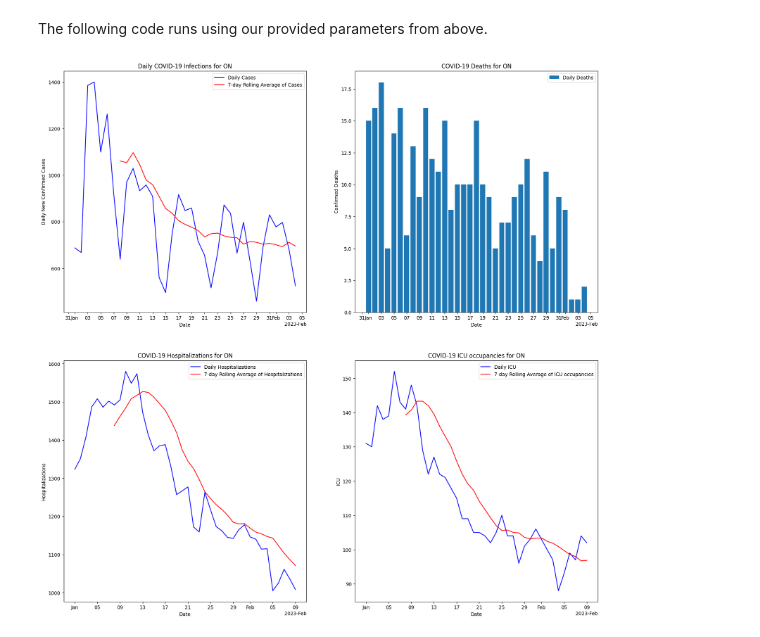
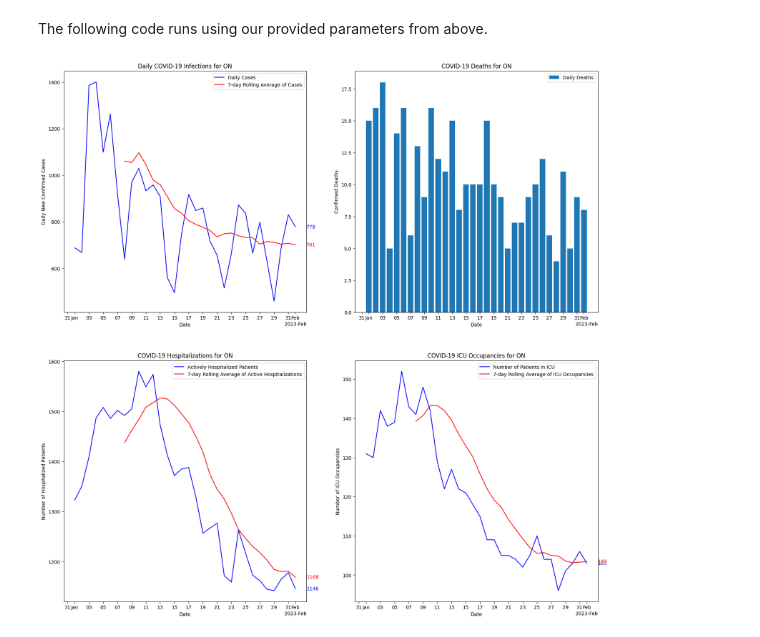
Before and after one commit to wattyven/OpenCovidCA-Dashboard, a Jupyter notebook: Covid 19 dashboard.ipynb, the cells around one changed output. Drawn from its saved outputs; the diff is of its cells as text; code cells hidden in the pictures.

Commit message:
Axes labels, additional markdown block

```diff
--- a/Covid 19 dashboard.ipynb
+++ b/Covid 19 dashboard.ipynb
@@ -20,7 +20,7 @@ geographic_data_level = 'pt'
 start_date = '2023-01-01'
 # This is the first day that you want to see data for. Nothing before this date will be shown.
 
-end_date = '2023-02-15'
+end_date = '2023-02-01'
 # This is the final day that you want to see data for. Nothing after this date will be shown.
 # %% [markdown]
 The final parameter is our location ID. This is either a two letter province or territory abbreviation, or a three or four digit health region code. Please note that hospitalization data is only provided for data at or above the provincial level. In the event that data is only requested for a specific health region, only case and death data are available. This is a limit of the OpenCOVID API, which this notebook uses.
@@ -97,8 +97,12 @@ format_date_axis(ax1)
 ax1.plot(case_dates, n_cases, c ='b', label='Daily Cases')  # Plot some data on the axes.
 ax1.plot(cases_dates_rolling, cases_rolling, c='r', label='7-day Rolling Average of Cases')
 ax1.set_xlabel('Date')  # Add an x-label to the axes.
-ax1.set_ylabel('Daily New Confirmed Cases')  # Add a y-label to the axes.
+ax1.set_ylabel('Daily Newly Confirmed Cases')  # Add a y-label to the axes.
 ax1.set_title(f'Daily COVID-19 Infections for {location_ID}')  # Add a title to the axes.
+ax1.annotate(f'{n_cases[-1]}', xy=(1,n_cases[-1]), xycoords=('axes fraction', 'data'),
+                        ha='left', va='center', color='b')
+ax1.annotate(f'{int(cases_rolling[-1])}', xy=(1,cases_rolling[-1]), xycoords=('axes fraction', 'data'),
+                        ha='left', va='center', color='r')
 ax1.legend()
 
 # death data
@@ -110,8 +114,8 @@ format_date_axis(ax2)
 # or provinces that might not update this value daily. it works well for line charts, though, and works well enough for provinces that DO update
 # daily, so we'll keep it for now. it's likely to get an update in the future.
 ax2.set_xlabel('Date')  # Add an x-label to the axes.
-ax2.set_ylabel('Confirmed Deaths')  # Add a y-label to the axes.
-ax2.set_title(f'COVID-19 Deaths for {location_ID}')
+ax2.set_ylabel('Newly Confirmed Deaths')  # Add a y-label to the axes.
+ax2.set_title(f'COVID-19 Deaths per Day for {location_ID}')
 ax2.legend()
 
 # if we're looking at the provincial level or higher, we can include graphs for additional data as well.
@@ -120,40 +124,48 @@ if geographic_data_level != 'hr':
     # hospitalization data
     hosp_dates, n_hosp, hosp_dates_rolling, hosp_rolling = subquery_data('hospitalizations', result_data, 'value')
     # plot hospitalizations as a line graph using matplotlib
-    ax3.plot(hosp_dates, n_hosp, c ='b', label='Daily Hospitalizations')  # Plot some data on the axes.
-    ax3.plot(hosp_dates_rolling, hosp_rolling, c='r', label='7-day Rolling Average of Hospitalizations')
+    ax3.plot(hosp_dates, n_hosp, c ='b', label='Actively Hospitalized Patients')  # Plot some data on the axes.
+    ax3.plot(hosp_dates_rolling, hosp_rolling, c='r', label='7-day Rolling Average of Active Hospitalizations')
     format_date_axis(ax3)
     ax3.set_xlabel('Date')  # Add an x-label to the axes.
-    ax3.set_ylabel('Hospitalizations')  # Add a y-label to the axes.
+    ax3.set_ylabel('Number of Hospitalized Patients')  # Add a y-label to the axes.
     ax3.set_title(f'COVID-19 Hospitalizations for {location_ID}')  # Add a title to the axes.
+    ax3.annotate(f'{n_hosp[-1]}', xy=(1,n_hosp[-1]), xycoords=('axes fraction', 'data'),
+                        ha='left', va='center', color='b')
+    ax3.annotate(f'{int(hosp_rolling[-1])}', xy=(1,hosp_rolling[-1]), xycoords=('axes fraction', 'data'),
+                        ha='left', va='center', color='r')
     ax3.legend()
 
     # ICU data
     icu_dates, n_icu, icu_dates_rolling, icu_rolling = subquery_data('icu', result_data, 'value')
     # plot ICU as a line graph using matplotlib
-    ax4.plot(icu_dates, n_icu, c ='b', label='Daily ICU')  # Plot some data on the axes.
-    ax4.plot(icu_dates_rolling, icu_rolling, c='r', label='7-day Rolling Average of ICU occupancies')
+    ax4.plot(icu_dates, n_icu, c ='b', label='Number of Patients in ICU')  # Plot some data on the axes.
+    ax4.plot(icu_dates_rolling, icu_rolling, c='r', label='7-day Rolling Average of ICU Occupancies')
     format_date_axis(ax4)
     ax4.set_xlabel('Date')  # Add an x-label to the axes.
-    ax4.set_ylabel('ICU')  # Add a y-label to the axes.
-    ax4.set_title(f'COVID-19 ICU occupancies for {location_ID}')  # Add a title to the axes.
+    ax4.set_ylabel('Number of Patients in ICU')  # Add a y-label to the axes.
+    ax4.set_title(f'COVID-19 ICU Occupancies for {location_ID}')  # Add a title to the axes.
+    ax4.annotate(f'{n_icu[-1]}', xy=(1,n_icu[-1]), xycoords=('axes fraction', 'data'),
+                        ha='left', va='center', color='b')
+    ax4.annotate(f'{int(icu_rolling[-1])}', xy=(1,icu_rolling[-1]), xycoords=('axes fraction', 'data'),
+                        ha='left', va='center', color='r')
     ax4.legend()
 
     # vaccine coverage data
     # this code works perfectly fine, but it's been removed for now due to the fact that vaccine coverage is only updated once per month.
     '''colors = ['b', 'y', 'g', 'r']
     for i in range(1,5):
         vax_dates, n_vax, vax_dates_rolling, vax_rolling = subquery_data(f'vaccine_coverage_dose_{i}', result_data, 'value')
         # plot vaccine coverage as line graphs using matplotlib
         ax5.plot(vax_dates, n_vax, c = colors[i-1], label=f'Dose {i}')
         ax5.annotate(f'{n_vax[-1]:.2f}', xy=(1,n_vax[-1]), xycoords=('axes fraction', 'data'),
                      ha='left', va='center', color=colors[i-1])
     ax5.set_xlabel('Date')  # Add an x-label to the axes.
     ax5.set_ylabel('Percentage of Population With Dose Administered')  # Add a y-label to the axes.
     ax5.set_title(f'COVID-19 Vaccine Coverage for {location_ID}')  # Add a title to the axes.
     ax5.legend()'''
 
     # testing data
     # same issue as vaccine coverage data - thus not included in the final implementation.
 # %% [output]
-[figure, old version]
+[figure, new version]
```
Also changed, not shown: parts of 1 cell of this notebook.
